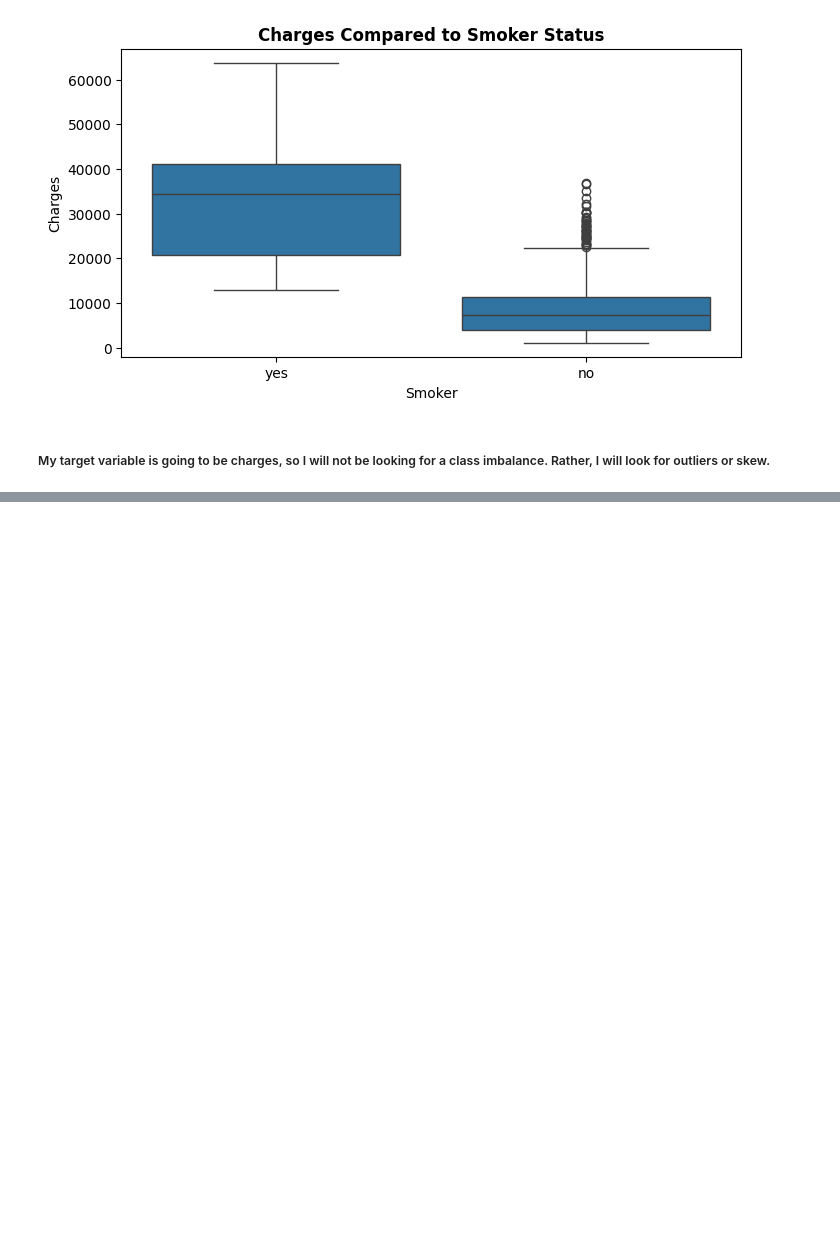
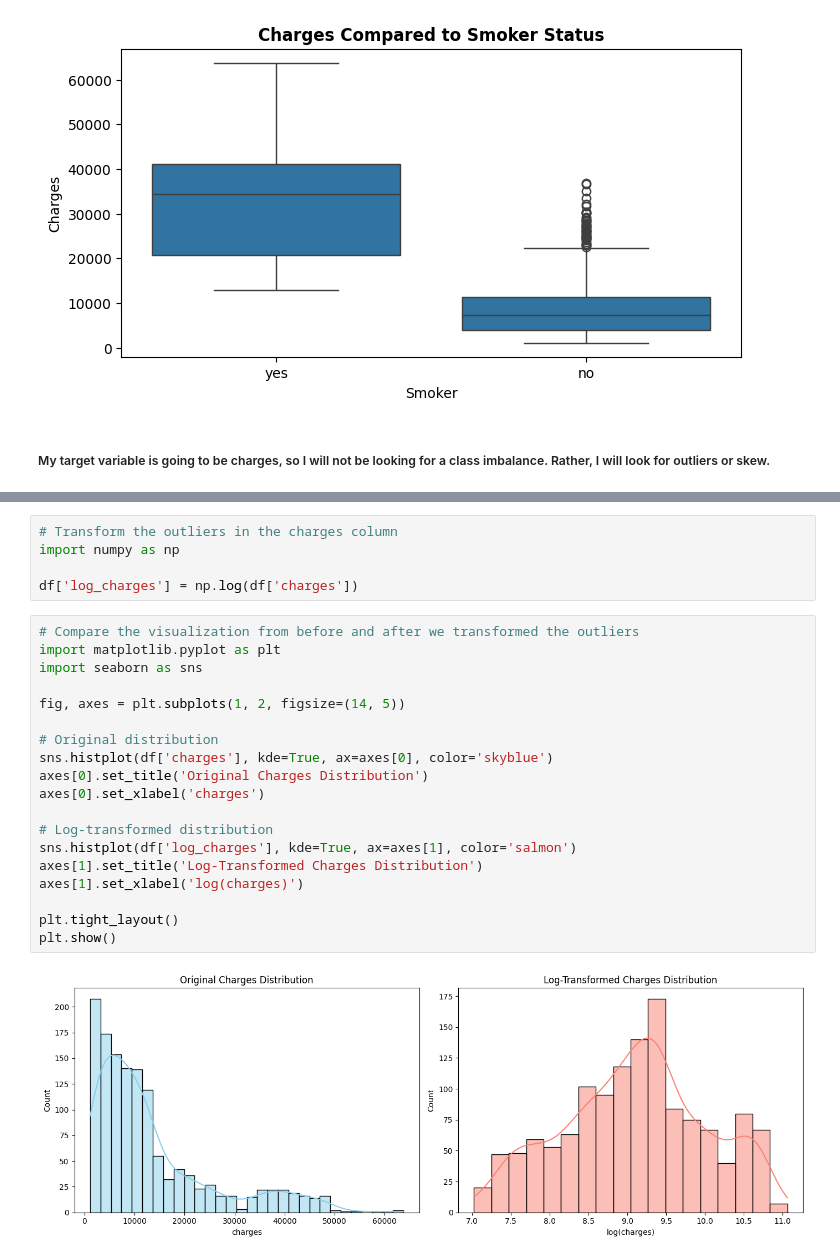
Before and after one commit to ceradrake/ml_regression_drake, a Jupyter notebook: regression.ipynb, the cells around one changed output, grey strips where cells are left out. Drawn from its saved outputs; the diff is of its cells as text; blank space fills up the shorter version.

Commit message:
Transform and compare outliers

```diff
--- a/regression.ipynb
+++ b/regression.ipynb
@@ -100,0 +106,26 @@ plt.show()
+# %%
+# Transform the outliers in the charges column
+import numpy as np
+
+df['log_charges'] = np.log(df['charges'])
+# %%
+# Compare the visualization from before and after we transformed the outliers
+import matplotlib.pyplot as plt
+import seaborn as sns
+
+fig, axes = plt.subplots(1, 2, figsize=(14, 5))
+
+# Original distribution
+sns.histplot(df['charges'], kde=True, ax=axes[0], color='skyblue')
+axes[0].set_title('Original Charges Distribution')
+axes[0].set_xlabel('charges')
+
+# Log-transformed distribution
+sns.histplot(df['log_charges'], kde=True, ax=axes[1], color='salmon')
+axes[1].set_title('Log-Transformed Charges Distribution')
+axes[1].set_xlabel('log(charges)')
+
+plt.tight_layout()
+plt.show()
+# %% [output]
+[figure, added]
```
Also changed, not shown: parts of 1 cell of this notebook.
